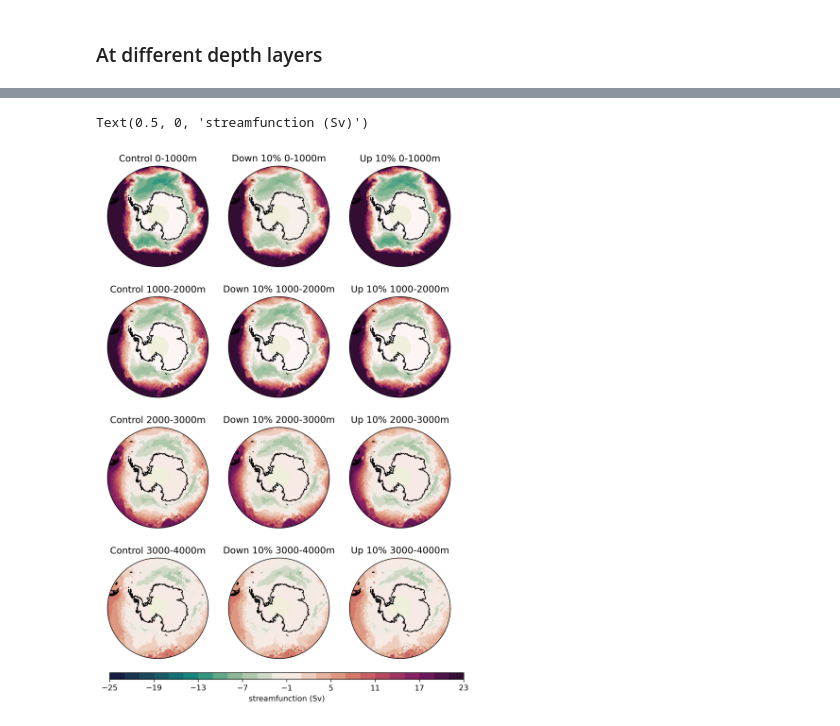
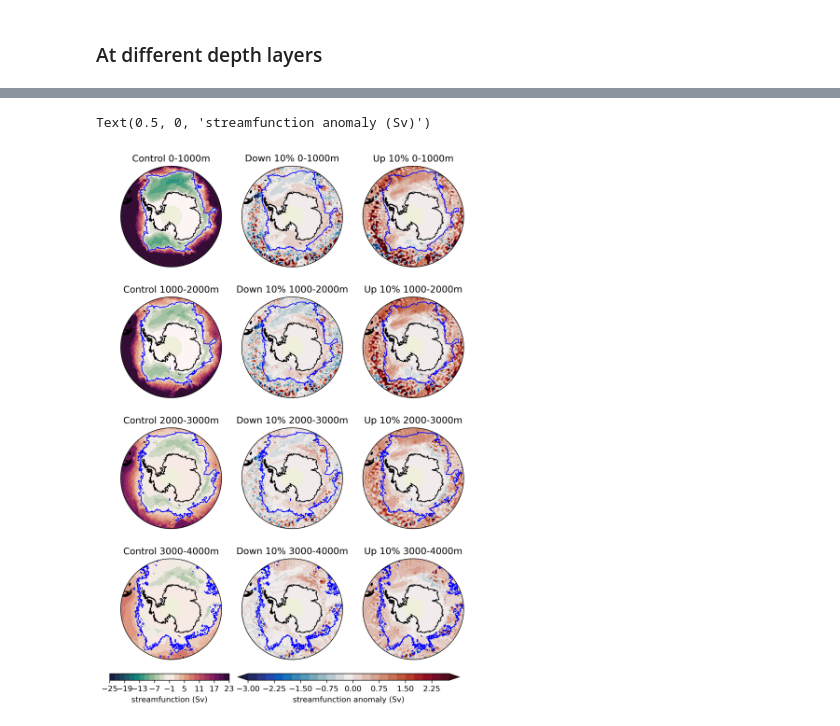
Before and after one commit to Hangyum/111, a Jupyter notebook: easterlies/total mean streamfunction.ipynb, the cells around one changed output, grey strips where cells are left out. Saved outputs shown, nothing was run; the diff lists cells and outputs as text; code cells hidden in the pictures.

```diff
--- a/easterlies/total mean streamfunction.ipynb
+++ b/easterlies/total mean streamfunction.ipynb
@@ -128,6 +134,18 @@ flux31 = (umo_up.sel(time = slice(start_time,end_time)).sel(st_ocean = slice(0,1
 flux32 = (umo_up.sel(time = slice(start_time,end_time)).sel(st_ocean = slice(1000,2000)).mean('time').cumsum('yt_ocean').sum('st_ocean')/1e9).load()
 flux33 = (umo_up.sel(time = slice(start_time,end_time)).sel(st_ocean = slice(2000,3000)).mean('time').cumsum('yt_ocean').sum('st_ocean')/1e9).load()
 flux34 = (umo_up.sel(time = slice(start_time,end_time)).sel(st_ocean = slice(3000,4000)).mean('time').cumsum('yt_ocean').sum('st_ocean')/1e9).load()
+# %%
+# down anomalies
+down_ano1 = (flux21 - flux11).load()
+down_ano2 = (flux22 - flux12).load()
+down_ano3 = (flux23 - flux13).load()
+down_ano4 = (flux24 - flux14).load()
+
+#up anomalies
+up_ano1 = (flux31 - flux11).load()
+up_ano2 = (flux32 - flux12).load()
+up_ano3 = (flux33 - flux13).load()
+up_ano4 = (flux34 - flux14).load()
 # %%
 # plot the results
 projection=ccrs.SouthPolarStereo()
@@ -141,6 +159,7 @@ circle = mpath.Path(verts * radius + center)
 ax.set_boundary(circle, transform=ax.transAxes)
 p1 = flux11.plot.contourf(ax=ax, levels = np.arange(-25,25,2),transform=ccrs.PlateCarree(),
                               cmap=cm.cm.curl, add_colorbar = False)
+flux11.plot.contour(ax=ax,levels=[0.5],linewidths = 1,colors=['b'],transform=ccrs.PlateCarree())
 ax.coastlines(resolution='50m')
 ax.add_feature(cft.LAND)
 ax.set_extent([-280,80,-82,-50], crs = ccrs.PlateCarree())
@@ -152,8 +171,9 @@ center,radius = [0.5, 0.5], 0.5
 verts = np.vstack([np.sin(theta), np.cos(theta)]).T
 circle = mpath.Path(verts * radius + center)
 ax.set_boundary(circle, transform=ax.transAxes)
-p1 = flux21.plot.contourf(ax=ax, levels = np.arange(-40,40,2),transform=ccrs.PlateCarree(),
-                              cmap=cm.cm.curl, add_colorbar = False)
+p1 = down_ano1.plot.contourf(ax=ax, levels = np.arange(-5,5,0.5),transform=ccrs.PlateCarree(),
+                              cmap=cm.cm.balance, add_colorbar = False)
+flux11.plot.contour(ax=ax,levels=[0.5],linewidths = 1,colors=['b'],transform=ccrs.PlateCarree())
 ax.coastlines(resolution='50m')
 ax.add_feature(cft.LAND)
 ax.set_extent([-280,80,-82,-50], crs = ccrs.PlateCarree())
@@ -165,8 +185,9 @@ center,radius = [0.5, 0.5], 0.5
 verts = np.vstack([np.sin(theta), np.cos(theta)]).T
 circle = mpath.Path(verts * radius + center)
 ax.set_boundary(circle, transform=ax.transAxes)
-p1 = flux31.plot.contourf(ax=ax, levels = np.arange(-25,25,2),transform=ccrs.PlateCarree(),
-                              cmap=cm.cm.curl, add_colorbar = False)
+p1 = up_ano1.plot.contourf(ax=ax, levels = np.arange(-5,5,0.5),transform=ccrs.PlateCarree(),
+                              cmap=cm.cm.balance, add_colorbar = False)
+flux11.plot.contour(ax=ax,levels=[0.5],linewidths = 1,colors=['b'],transform=ccrs.PlateCarree())
 ax.coastlines(resolution='50m')
 ax.add_feature(cft.LAND)
 ax.set_extent([-280,80,-82,-50], crs = ccrs.PlateCarree())
@@ -181,6 +202,7 @@ circle = mpath.Path(verts * radius + center)
 ax.set_boundary(circle, transform=ax.transAxes)
 p1 = flux12.plot.contourf(ax=ax, levels = np.arange(-25,25,2),transform=ccrs.PlateCarree(),
                               cmap=cm.cm.curl, add_colorbar = False)
+flux12.plot.contour(ax=ax,levels=[0.5],linewidths = 1,colors=['b'],transform=ccrs.PlateCarree())
 ax.coastlines(resolution='50m')
 ax.add_feature(cft.LAND)
 ax.set_extent([-280,80,-82,-50], crs = ccrs.PlateCarree())
@@ -192,8 +214,9 @@ center,radius = [0.5, 0.5], 0.5
 verts = np.vstack([np.sin(theta), np.cos(theta)]).T
 circle = mpath.Path(verts * radius + center)
 ax.set_boundary(circle, transform=ax.transAxes)
-p1 = flux22.plot.contourf(ax=ax, levels = np.arange(-25,25,2),transform=ccrs.PlateCarree(),
-                              cmap=cm.cm.curl, add_colorbar = False)
+p1 = down_ano2.plot.contourf(ax=ax, levels = np.arange(-3,3,0.25),transform=ccrs.PlateCarree(),
+                              cmap=cm.cm.balance, add_colorbar = False)
+flux12.plot.contour(ax=ax,levels=[0.5],linewidths = 1,colors=['b'],transform=ccrs.PlateCarree())
 ax.coastlines(resolution='50m')
 ax.add_feature(cft.LAND)
 ax.set_extent([-280,80,-82,-50], crs = ccrs.PlateCarree())
@@ -205,8 +228,9 @@ center,radius = [0.5, 0.5], 0.5
 verts = np.vstack([np.sin(theta), np.cos(theta)]).T
 circle = mpath.Path(verts * radius + center)
 ax.set_boundary(circle, transform=ax.transAxes)
-p1 = flux32.plot.contourf(ax=ax, levels = np.arange(-25,25,2),transform=ccrs.PlateCarree(),
-                              cmap=cm.cm.curl, add_colorbar = False)
+p1 = up_ano2.plot.contourf(ax=ax, levels = np.arange(-3,3,0.25),transform=ccrs.PlateCarree(),
+                              cmap=cm.cm.balance, add_colorbar = False)
+flux12.plot.contour(ax=ax,levels=[0.5],linewidths = 1,colors=['b'],transform=ccrs.PlateCarree())
 ax.coastlines(resolution='50m')
 ax.add_feature(cft.LAND)
 ax.set_extent([-280,80,-82,-50], crs = ccrs.PlateCarree())
@@ -221,6 +245,7 @@ circle = mpath.Path(verts * radius + center)
 ax.set_boundary(circle, transform=ax.transAxes)
 p1 = flux13.plot.contourf(ax=ax, levels = np.arange(-25,25,2),transform=ccrs.PlateCarree(),
                               cmap=cm.cm.curl, add_colorbar = False)
+flux13.plot.contour(ax=ax,levels=[0.5],linewidths = 1,colors=['b'],transform=ccrs.PlateCarree())
 ax.coastlines(resolution='50m')
 ax.add_feature(cft.LAND)
 ax.set_extent([-280,80,-82,-50], crs = ccrs.PlateCarree())
@@ -232,8 +257,9 @@ center,radius = [0.5, 0.5], 0.5
 verts = np.vstack([np.sin(theta), np.cos(theta)]).T
 circle = mpath.Path(verts * radius + center)
 ax.set_boundary(circle, transform=ax.transAxes)
-p1 = flux23.plot.contourf(ax=ax, levels = np.arange(-25,25,2),transform=ccrs.PlateCarree(),
-                              cmap=cm.cm.curl, add_colorbar = False)
+p1 = down_ano3.plot.contourf(ax=ax, levels = np.arange(-3,3,0.25),transform=ccrs.PlateCarree(),
+                              cmap=cm.cm.balance, add_colorbar = False)
+flux13.plot.contour(ax=ax,levels=[0.5],linewidths = 1,colors=['b'],transform=ccrs.PlateCarree())
 ax.coastlines(resolution='50m')
 ax.add_feature(cft.LAND)
 ax.set_extent([-280,80,-82,-50], crs = ccrs.PlateCarree())
@@ -245,8 +271,9 @@ center,radius = [0.5, 0.5], 0.5
 verts = np.vstack([np.sin(theta), np.cos(theta)]).T
 circle = mpath.Path(verts * radius + center)
 ax.set_boundary(circle, transform=ax.transAxes)
-p1 = flux33.plot.contourf(ax=ax, levels = np.arange(-25,25,2),transform=ccrs.PlateCarree(),
-                              cmap=cm.cm.curl, add_colorbar = False)
+p1 = up_ano3.plot.contourf(ax=ax, levels = np.arange(-3,3,0.25),transform=ccrs.PlateCarree(),
+                              cmap=cm.cm.balance, add_colorbar = False)
+flux13.plot.contour(ax=ax,levels=[0.5],linewidths = 1,colors=['b'],transform=ccrs.PlateCarree())
 ax.coastlines(resolution='50m')
 ax.add_feature(cft.LAND)
 ax.set_extent([-280,80,-82,-50], crs = ccrs.PlateCarree())
@@ -261,40 +288,48 @@ circle = mpath.Path(verts * radius + center)
 ax.set_boundary(circle, transform=ax.transAxes)
 p1 = flux14.plot.contourf(ax=ax, levels = np.arange(-25,25,2),transform=ccrs.PlateCarree(),
                               cmap=cm.cm.curl, add_colorbar = False)
+flux14.plot.contour(ax=ax,levels=[0.5],linewidths = 1,colors=['b'],transform=ccrs.PlateCarree())
 ax.coastlines(resolution='50m')
 ax.add_feature(cft.LAND)
 ax.set_extent([-280,80,-82,-50], crs = ccrs.PlateCarree())
 ax.set_title('Control 3000-4000m')
 
 ax = plt.subplot(4,3,11,projection = projection)
 theta = np.linspace(0,2*np.pi,100)
 center,radius = [0.5, 0.5], 0.5
 verts = np.vstack([np.sin(theta), np.cos(theta)]).T
 circle = mpath.Path(verts * radius + center)
 ax.set_boundary(circle, transform=ax.transAxes)
-p1 = flux24.plot.contourf(ax=ax, levels = np.arange(-25,25,2),transform=ccrs.PlateCarree(),
-                              cmap=cm.cm.curl, add_colorbar = False)
+p2 = down_ano4.plot.contourf(ax=ax, levels = np.arange(-3,3,0.25),transform=ccrs.PlateCarree(),
+                              cmap=cm.cm.balance, add_colorbar = False)
+flux14.plot.contour(ax=ax,levels=[0.5],linewidths = 1,colors=['b'],transform=ccrs.PlateCarree())
 ax.coastlines(resolution='50m')
 ax.add_feature(cft.LAND)
 ax.set_extent([-280,80,-82,-50], crs = ccrs.PlateCarree())
 ax.set_title('Down 10% 3000-4000m')
 
 ax = plt.subplot(4,3,12,projection = projection)
 theta = np.linspace(0,2*np.pi,100)
 center,radius = [0.5, 0.5], 0.5
 verts = np.vstack([np.sin(theta), np.cos(theta)]).T
 circle = mpath.Path(verts * radius + center)
 ax.set_boundary(circle, transform=ax.transAxes)
-p1 = flux34.plot.contourf(ax=ax, levels = np.arange(-25,25,2),transform=ccrs.PlateCarree(),
-                              cmap=cm.cm.curl, add_colorbar = False)
+p2 = up_ano4.plot.contourf(ax=ax, levels = np.arange(-3,3,0.25),transform=ccrs.PlateCarree(),
+                              cmap=cm.cm.balance, add_colorbar = False)
+flux14.plot.contour(ax=ax,levels=[0.5],linewidths = 1,colors=['b'],transform=ccrs.PlateCarree())
 ax.coastlines(resolution='50m')
 ax.add_feature(cft.LAND)
 ax.set_extent([-280,80,-82,-50], crs = ccrs.PlateCarree())
 ax.set_title('Up 10% 3000-4000m')
+
 # add the colorbar
-ax = plt.axes([0.13, 0.1, 0.8, 0.01])
+ax = plt.axes([0.1, 0.1, 0.27, 0.01])
 cb = plt.colorbar(p1, cax=ax, orientation='horizontal',extend = 'both')
 cb.ax.set_xlabel('streamfunction (Sv)')
+# add the colorbar
+ax = plt.axes([0.39, 0.1, 0.5, 0.01])
+cb = plt.colorbar(p2, cax=ax, orientation='horizontal',extend = 'both')
+cb.ax.set_xlabel('streamfunction anomaly (Sv)')
 # %% [output]
-Text(0.5, 0, 'streamfunction (Sv)')
+Text(0.5, 0, 'streamfunction anomaly (Sv)')
-[figure, old version]
+[figure, new version]
```
Also changed, not shown: parts of 4 cells of this notebook.
